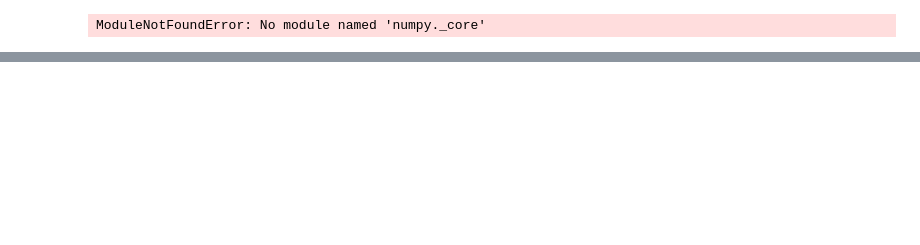
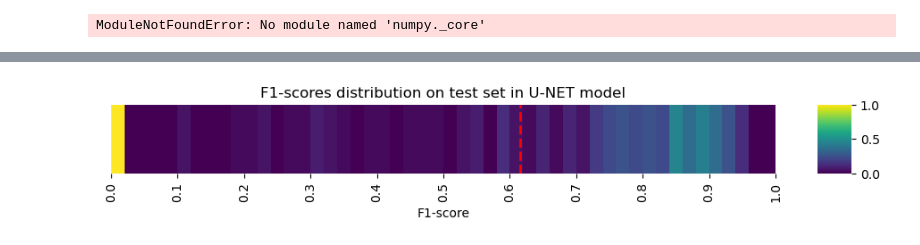
Before and after one commit to heden1/tumor-segmentation, a Jupyter notebook: Unet.ipynb, the cells around one changed output, grey strips where cells are left out. Saved outputs shown, nothing was run; the diff lists cells and outputs as text; code cells hidden in the pictures; blank space fills up the shorter version.

```diff
--- a/Unet.ipynb
+++ b/Unet.ipynb
@@ -195,0 +298,38 @@ plt.show()
+# %%
+import numpy as np
+import matplotlib.pyplot as plt
+import seaborn as sns
+
+# Example data
+#f1_scores = np.random.rand(1000)
+
+# Create a histogram to represent the density of numbers
+hist, bins = np.histogram(f1_scores, bins=50, range=(0, 1))
+
+# Normalize the histogram
+hist = hist / hist.max()
+
+# Create a 2D array for the heatmap
+heatmap_data = np.tile(hist, (10, 1))
+
+# Calculate the mean of the f1_scores
+mean_value = np.mean(f1_scores)
+
+# Create the plot
+plt.figure(figsize=(12, 1))  # Wide and low in height
+num_ticks = 11
+tick_positions = np.linspace(0, heatmap_data.shape[1], num_ticks)
+tick_labels = np.linspace(0, 1, num_ticks)
+
+sns.heatmap(heatmap_data, cmap='viridis', cbar=True, xticklabels=True, yticklabels=False, cbar_kws={"shrink": 1, "aspect": 2})
+plt.xticks(tick_positions, [f"{label:.1f}" for label in tick_labels])
+
+# Add a red line at the mean value
+plt.axvline(x=mean_value * heatmap_data.shape[1], color='red', linestyle='--', linewidth=2)
+
+plt.title('F1-scores distribution on test set in U-NET model')
+plt.xlabel('F1-score')
+#plt.ylabel('Intensity')
+plt.show()
+# %% [output]
+[figure, added]
```
Also changed, not shown: parts of 12 cells of this notebook, 3 other files.
